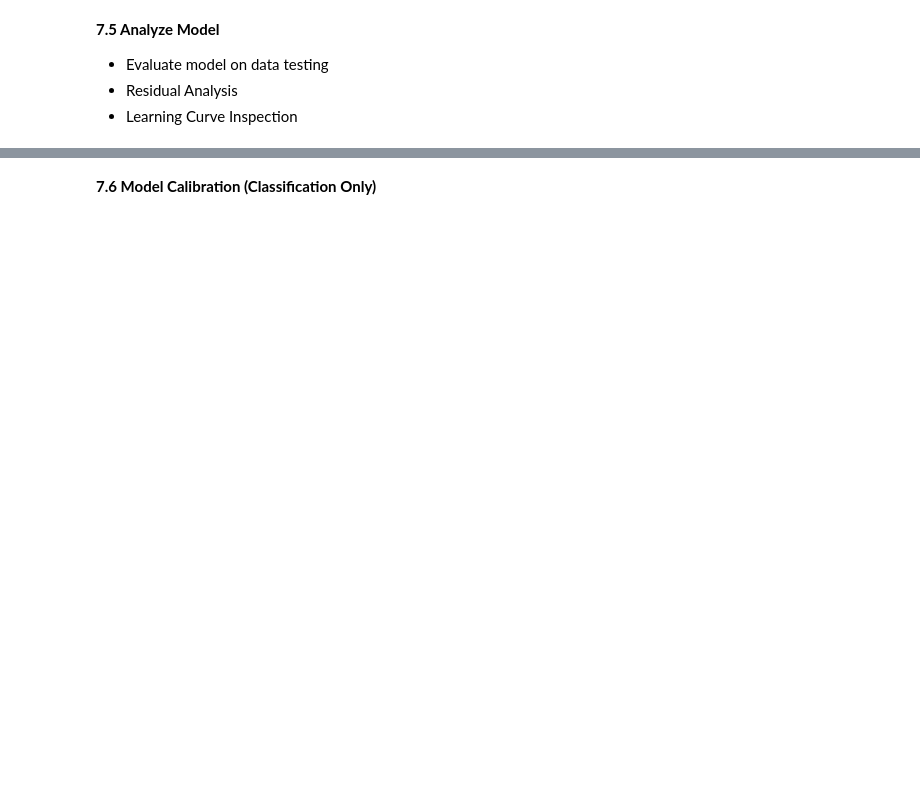
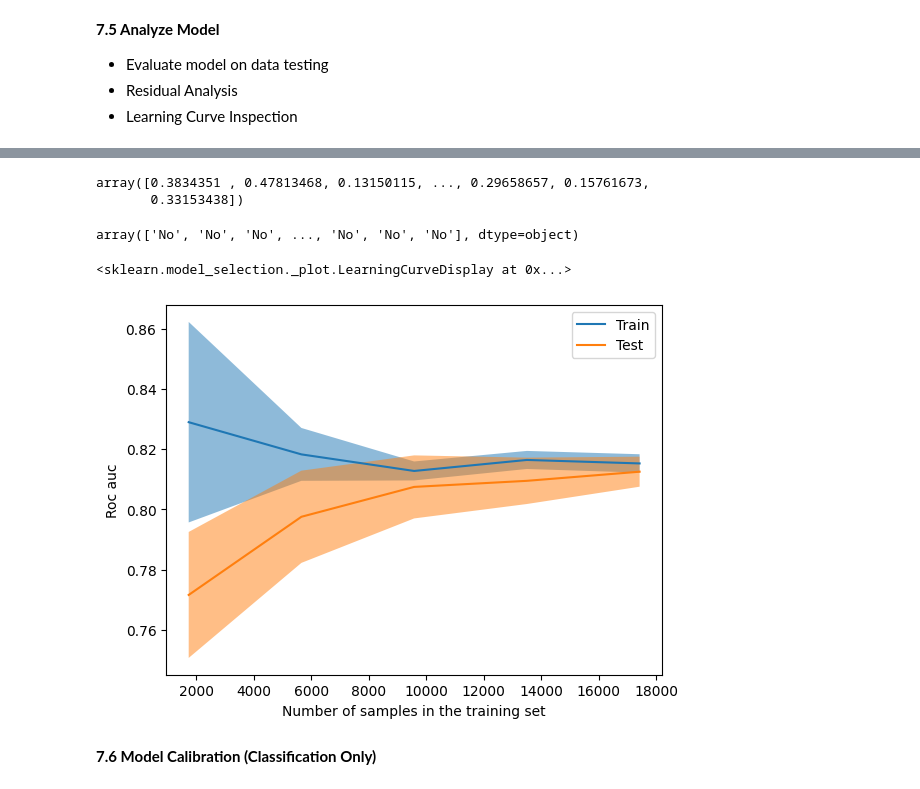
Before and after one commit to Faizism/travel_insurance, a Jupyter notebook: notebooks/2.0 refined-transformation.ipynb, the cells around one changed output, grey strips where cells are left out. Saved outputs shown, nothing was run; the diff lists cells and outputs as text; code cells hidden in the pictures; blank space fills up the shorter version.

```diff
--- a/notebooks/2.0 refined-transformation.ipynb
+++ b/notebooks/2.0 refined-transformation.ipynb
@@ -1336,0 +1394,3 @@ pickle.dump(tunning_logreg_refined.best_estimator_, open("ptlogitros-v2-0801.sav
+# %%
+# Update best model
+best_model = tunning_logreg_refined.best_estimator_
@@ -1337,2 +1402,18 @@ pickle.dump(tunning_logreg_refined.best_estimator_, open("ptlogitros-v2-0801.sav
+# %%
+y_score_prob
+# %% [output]
+array([0.3834351 , 0.47813468, 0.13150115, ..., 0.29658657, 0.15761673,
+       0.33153438])
+# %%
+y_score
+# %% [output]
+array(['No', 'No', 'No', ..., 'No', 'No', 'No'], dtype=object)
+# %%
+from sklearn.model_selection import LearningCurveDisplay
+
+LearningCurveDisplay.from_estimator(best_model, X_train, y_train, scoring='roc_auc')
+# %% [output]
+<sklearn.model_selection._plot.LearningCurveDisplay at 0x...>
+[figure, added]
 # %% [markdown]
 **7.6 Model Calibration (Classification Only)**
```
Also changed, not shown: parts of 17 cells of this notebook, 5 other files.
